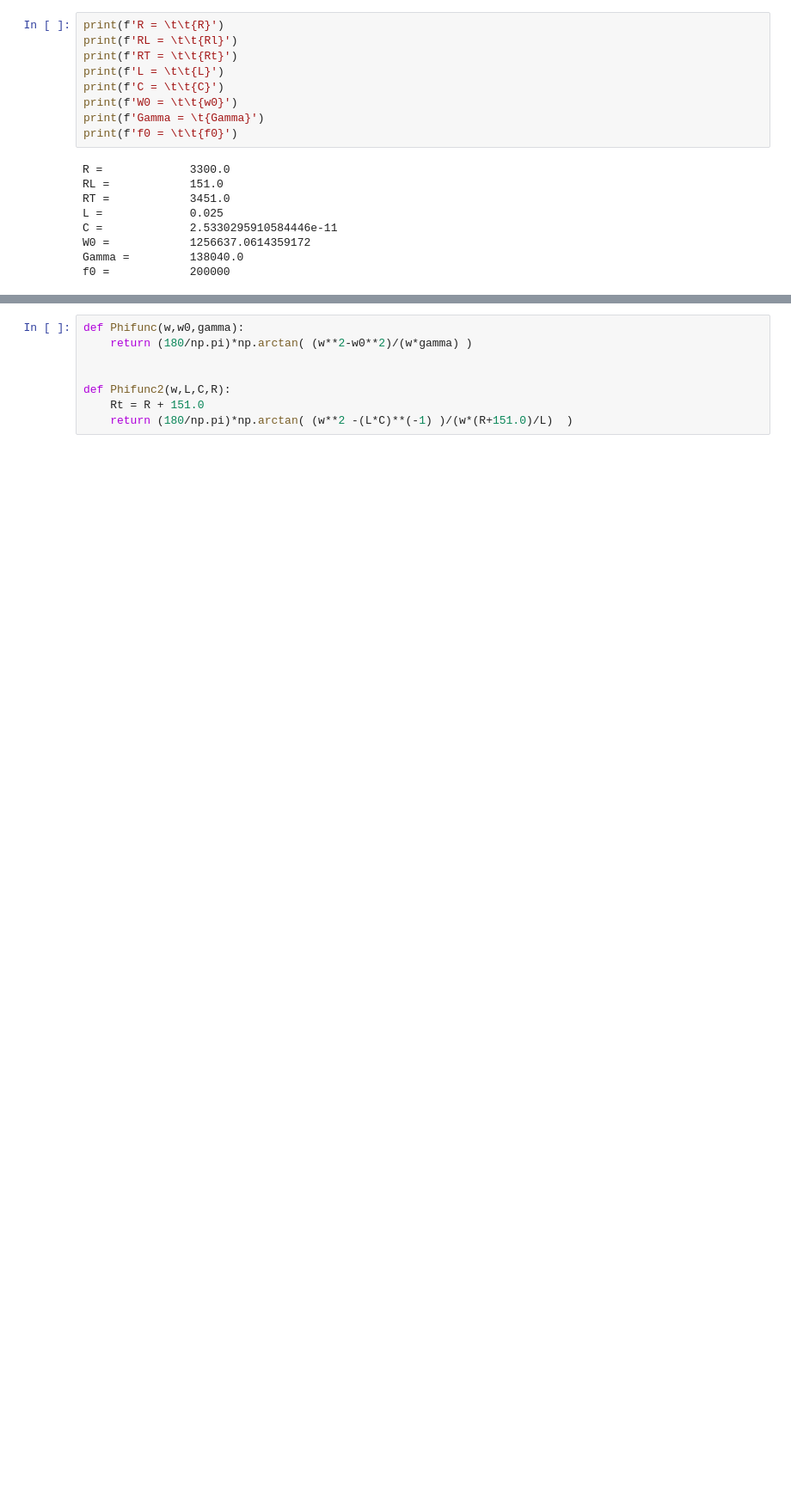
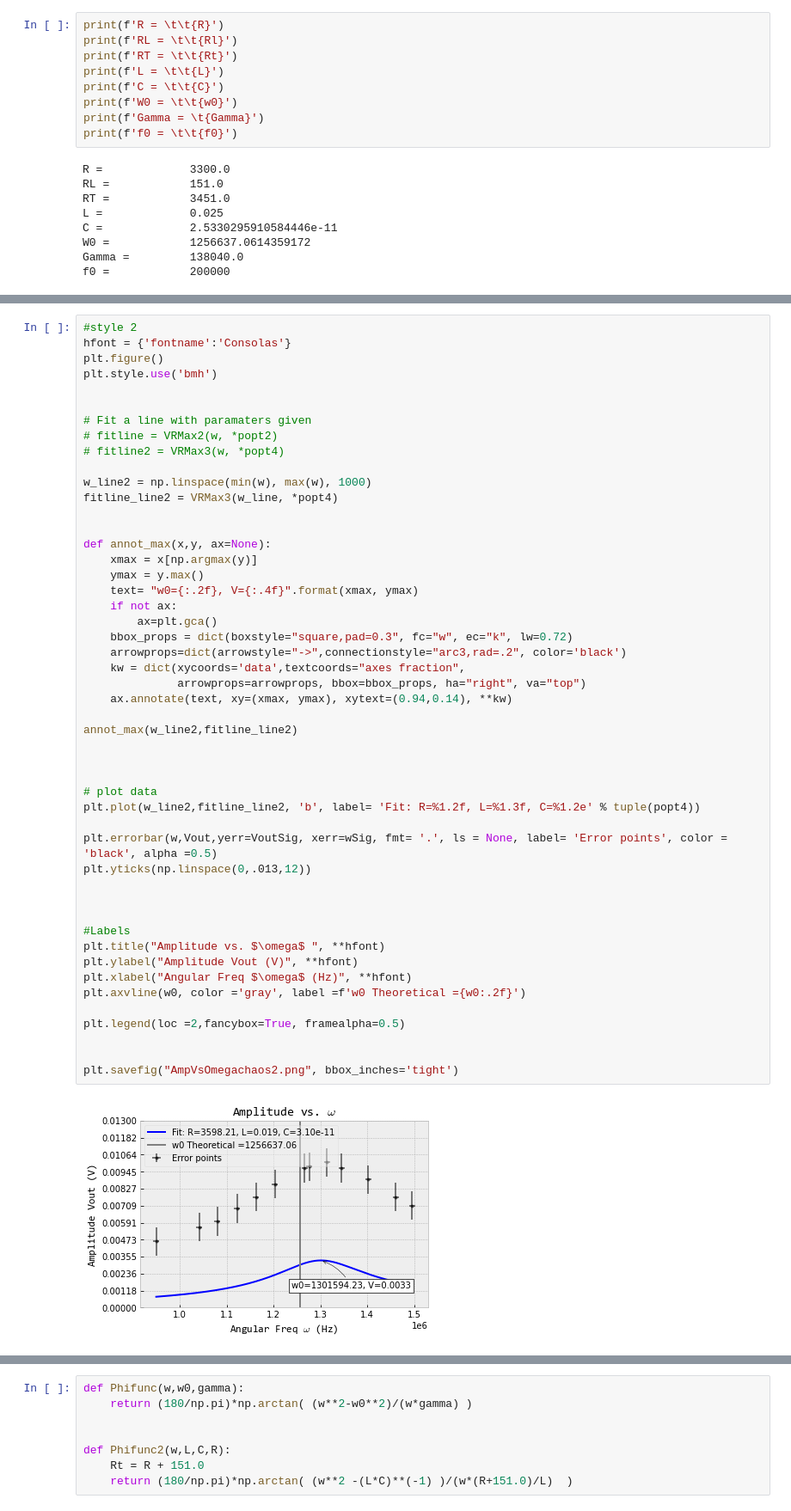
Before and after one commit to Drixitel/134-Lab-Spring-2023, a Jupyter notebook: Code/Chaos/ChaosCirc.ipynb, the cells around one changed output, grey strips where cells are left out. Shown at 86% size. Saved outputs shown, nothing was run; the diff lists cells and outputs as text; blank space fills up the shorter version.

```diff
--- a/Code/Chaos/ChaosCirc.ipynb
+++ b/Code/Chaos/ChaosCirc.ipynb
@@ -215,0 +256,51 @@ plt.savefig("AmpVsOmega.png", bbox_inches='tight')
+# %%
+#style 2
+hfont = {'fontname':'Consolas'}
+plt.figure()
+plt.style.use('bmh')
+
+
+# Fit a line with paramaters given
+# fitline = VRMax2(w, *popt2)
+# fitline2 = VRMax3(w, *popt4)
+
+w_line2 = np.linspace(min(w), max(w), 1000)
+fitline_line2 = VRMax3(w_line, *popt4)
+
+
+def annot_max(x,y, ax=None):
+    xmax = x[np.argmax(y)]
+    ymax = y.max()
+    text= "w0={:.2f}, V={:.4f}".format(xmax, ymax)
+    if not ax:
+        ax=plt.gca()
+    bbox_props = dict(boxstyle="square,pad=0.3", fc="w", ec="k", lw=0.72)
+    arrowprops=dict(arrowstyle="->",connectionstyle="arc3,rad=.2", color='black')
+    kw = dict(xycoords='data',textcoords="axes fraction",
+              arrowprops=arrowprops, bbox=bbox_props, ha="right", va="top")
+    ax.annotate(text, xy=(xmax, ymax), xytext=(0.94,0.14), **kw)
+
+annot_max(w_line2,fitline_line2)
+
+
+
+# plot data
+plt.plot(w_line2,fitline_line2, 'b', label= 'Fit: R=%1.2f, L=%1.3f, C=%1.2e' % tuple(popt4))
+
+plt.errorbar(w,Vout,yerr=VoutSig, xerr=wSig, fmt= '.', ls = None, label= 'Error points', color = 'black', alpha =0.5)
+plt.yticks(np.linspace(0,.013,12))
+
+
+
+#Labels
+plt.title("Amplitude vs. $\omega$ ", **hfont)
+plt.ylabel("Amplitude Vout (V)", **hfont)
+plt.xlabel("Angular Freq $\omega$ (Hz)", **hfont)
+plt.axvline(w0, color ='gray', label =f'w0 Theoretical ={w0:.2f}')
+
+plt.legend(loc =2,fancybox=True, framealpha=0.5)
+
+
+plt.savefig("AmpVsOmegachaos2.png", bbox_inches='tight')
+# %% [output]
+[figure, added]
```
Also changed, not shown: parts of 10 cells of this notebook, 16 other files.
